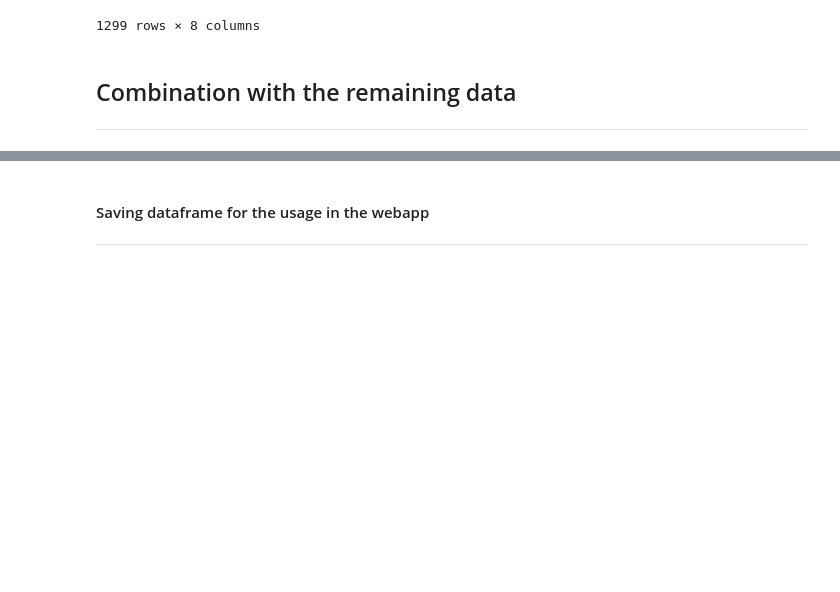
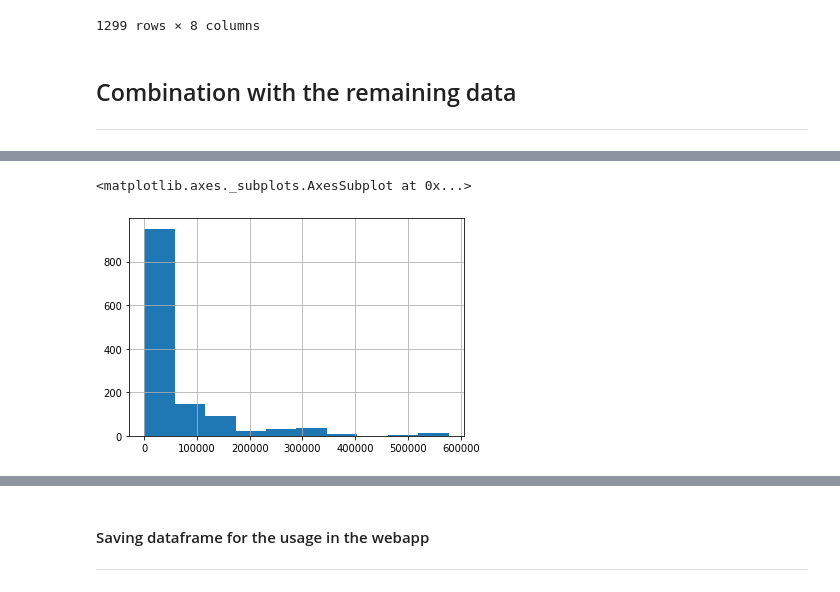
Before and after one commit to JonasGlow/Twitch-Project, a Jupyter notebook: DataPreparation.ipynb, the cells around one changed output, grey strips where cells are left out. Drawn from its saved outputs; the diff is of its cells as text; code cells hidden in the pictures; blank space fills up the shorter version.

```diff
--- a/DataPreparation.ipynb
+++ b/DataPreparation.ipynb
@@ -227,3 +254,8 @@ top100
+# %%
+top100['avgviews_clips'].hist()
+# %% [output]
+<matplotlib.axes._subplots.AxesSubplot at 0x...>
+[figure, added]
 # %%
 ### Combine with videos
 # Number of Videos, AVG. Viewcount, Highest Viewcount, Lowest Viewcount
```
Also changed, not shown: parts of 18 cells of this notebook, 4 other files.
